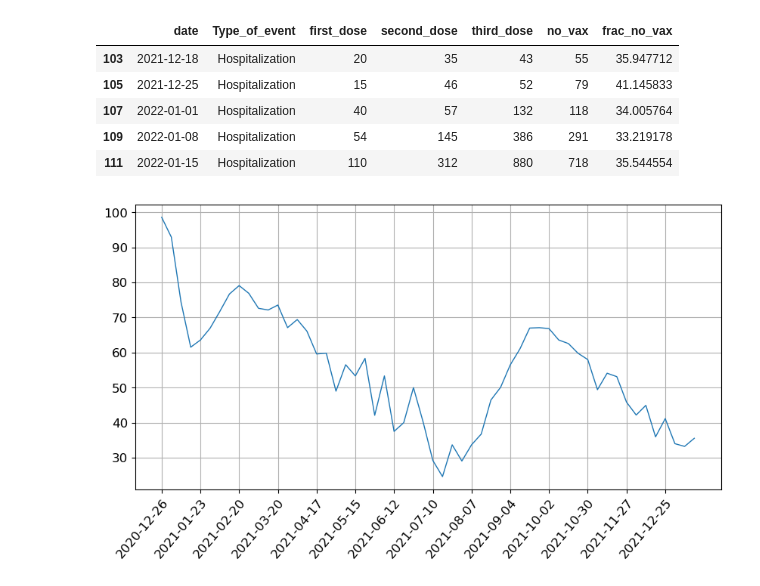
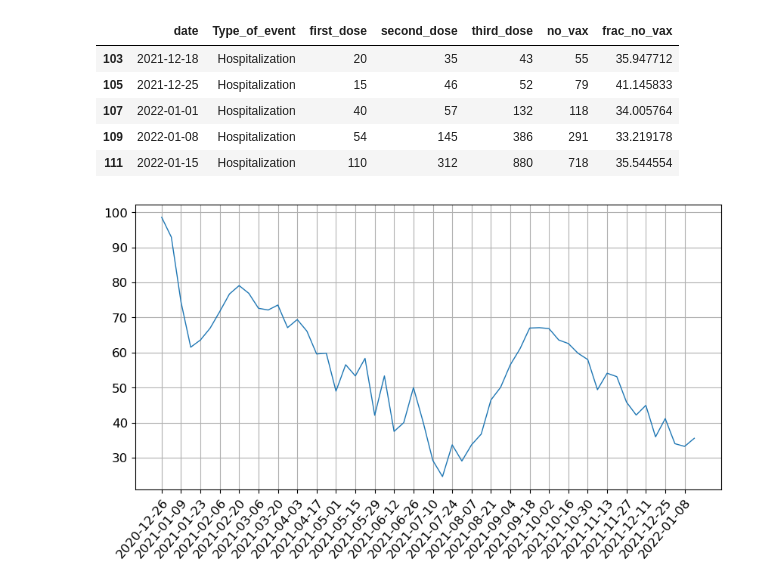
Before and after one commit to thomasmuntzer/covid19, a Jupyter notebook: Israel/Israel_analysis.ipynb, the cells around one changed output. Drawn from its saved outputs; the diff is of its cells as text; code cells hidden in the pictures.

```diff
--- a/Israel/Israel_analysis.ipynb
+++ b/Israel/Israel_analysis.ipynb
@@ -35,8 +35,9 @@ df_agg[df_agg.Type_of_event=="Hospitalization"].tail(5)
 # %%
 createXYPlot(df_agg[df_agg.Type_of_event=="Hospitalization"],
              y="frac_no_vax",
              x="date",
-             plots_folder=None
+             plots_folder=None,
+             days_interval=2
             )
 # %% [output]
-[figure, old version]
+[figure, new version]
```
Also changed, not shown: 1 other file.
